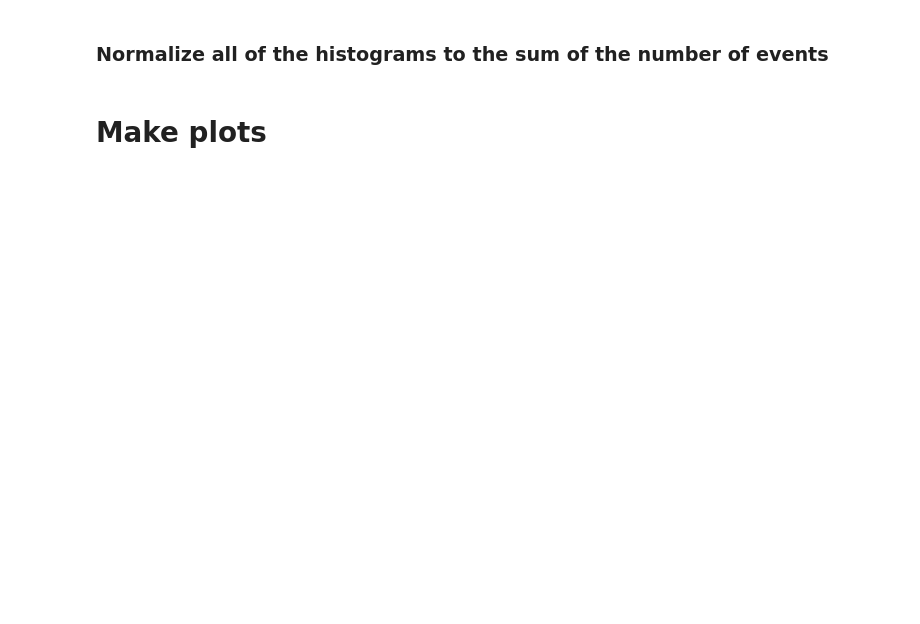
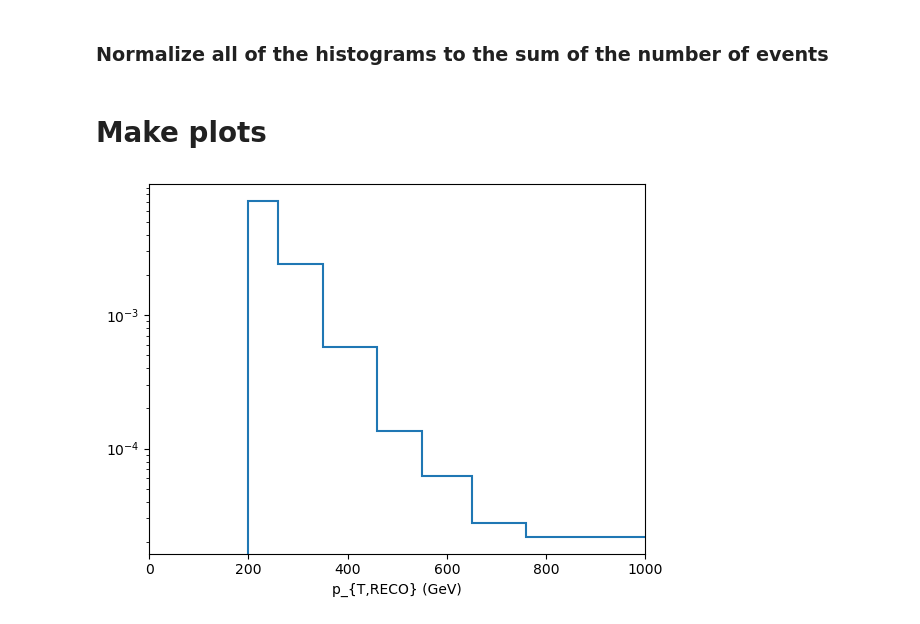
Before and after one commit to rappoccio/QJetMassUproot, a Jupyter notebook: compare_datamc_nanov9.ipynb, the cells around one changed output. Cells and saved outputs as stored; diff of their text form; code cells hidden in the pictures; blank space fills up the shorter version.

Commit message:
Adding full data-to-mc plots

```diff
--- a/compare_datamc_nanov9.ipynb
+++ b/compare_datamc_nanov9.ipynb
@@ -85,7 +123,10 @@ import matplotlib.pyplot as plt
 # %%
 output_gen['ptjet_mjet_u_gen'].project("ptgen").plot(density=True)
 plt.yscale("log")
+plt.xlim(0,1000)
 plt.show()
+# %% [output]
+[figure, added]
 # %%
 output_gen['ptjet_mjet_u_gen'].project("ptgen").plot()
 plt.yscale("log")
```
Also changed, not shown: parts of 29 cells of this notebook, 1 other file.
